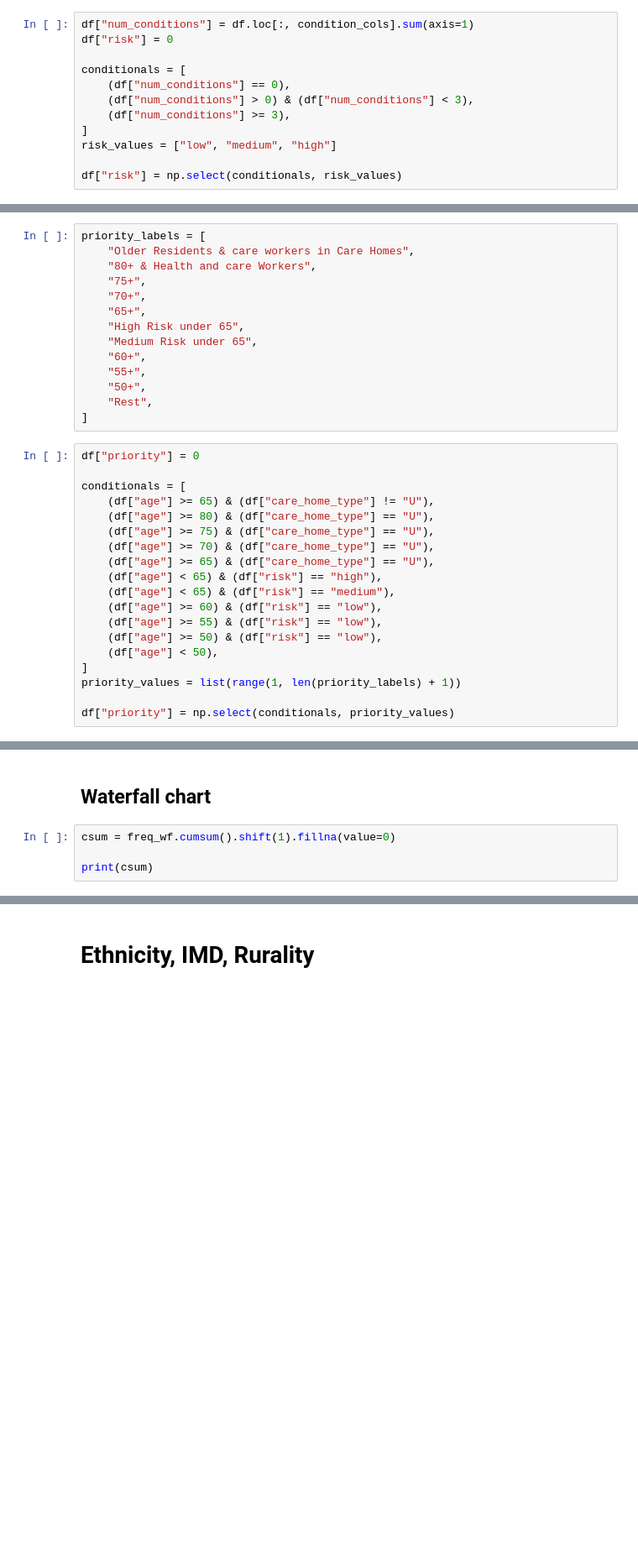
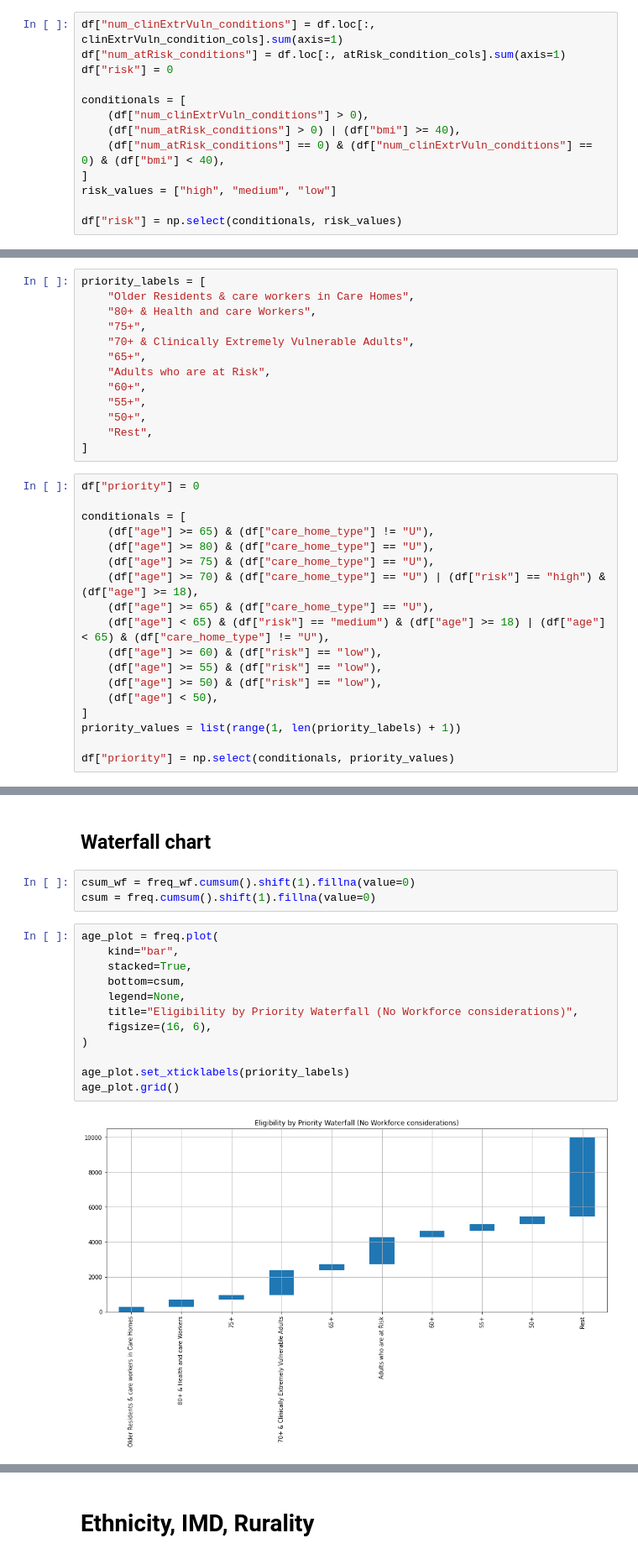
Before and after one commit to opensafely/vaccine-eligibility, a Jupyter notebook: analysis/Study_Analysis.ipynb, the cells around one changed output, grey strips where cells are left out. Shown at 84% size. Cells and saved outputs as stored; diff of their text form; blank space fills up the shorter version.

```diff
--- a/analysis/Study_Analysis.ipynb
+++ b/analysis/Study_Analysis.ipynb
@@ -108,13 +142,14 @@ Set High and Medium Risk Flags based on conditions.
 # %%
-df["num_conditions"] = df.loc[:, condition_cols].sum(axis=1)
+df["num_clinExtrVuln_conditions"] = df.loc[:, clinExtrVuln_condition_cols].sum(axis=1)
+df["num_atRisk_conditions"] = df.loc[:, atRisk_condition_cols].sum(axis=1)
 df["risk"] = 0
 
 conditionals = [
-    (df["num_conditions"] == 0),
-    (df["num_conditions"] > 0) & (df["num_conditions"] < 3),
-    (df["num_conditions"] >= 3),
+    (df["num_clinExtrVuln_conditions"] > 0),
+    (df["num_atRisk_conditions"] > 0) | (df["bmi"] >= 40),
+    (df["num_atRisk_conditions"] == 0) & (df["num_clinExtrVuln_conditions"] == 0) & (df["bmi"] < 40),
 ]
-risk_values = ["low", "medium", "high"]
+risk_values = ["high", "medium", "low"]
 
 df["risk"] = np.select(conditionals, risk_values)
 # %% [markdown]
@@ -124,10 +159,9 @@ priority_labels = [
     "Older Residents & care workers in Care Homes",
     "80+ & Health and care Workers",
     "75+",
-    "70+",
+    "70+ & Clinically Extremely Vulnerable Adults",
     "65+",
-    "High Risk under 65",
-    "Medium Risk under 65",
+    "Adults who are at Risk",
     "60+",
     "55+",
     "50+",
@@ -140,10 +174,9 @@ conditionals = [
     (df["age"] >= 65) & (df["care_home_type"] != "U"),
     (df["age"] >= 80) & (df["care_home_type"] == "U"),
     (df["age"] >= 75) & (df["care_home_type"] == "U"),
-    (df["age"] >= 70) & (df["care_home_type"] == "U"),
+    (df["age"] >= 70) & (df["care_home_type"] == "U") | (df["risk"] == "high") & (df["age"] >= 18),
     (df["age"] >= 65) & (df["care_home_type"] == "U"),
-    (df["age"] < 65) & (df["risk"] == "high"),
-    (df["age"] < 65) & (df["risk"] == "medium"),
+    (df["age"] < 65) & (df["risk"] == "medium") & (df["age"] >= 18) | (df["age"] < 65) & (df["care_home_type"] != "U"),
     (df["age"] >= 60) & (df["risk"] == "low"),
     (df["age"] >= 55) & (df["risk"] == "low"),
     (df["age"] >= 50) & (df["risk"] == "low"),
@@ -270,9 +329,22 @@ print(sum(freq_wf))
 # %% [markdown]
 ## Waterfall chart
 # %%
-csum = freq_wf.cumsum().shift(1).fillna(value=0)
-
-print(csum)
+csum_wf = freq_wf.cumsum().shift(1).fillna(value=0)
+csum = freq.cumsum().shift(1).fillna(value=0)
+# %%
+age_plot = freq.plot(
+    kind="bar",
+    stacked=True,
+    bottom=csum,
+    legend=None,
+    title="Eligibility by Priority Waterfall (No Workforce considerations)",
+    figsize=(16, 6),
+)
+
+age_plot.set_xticklabels(priority_labels)
+age_plot.grid()
+# %% [output]
+[figure, added]
 # %%
 wf_plot = freq_wf.plot(
     kind="bar",
```
Also changed, not shown: parts of 11 cells of this notebook, 3 other files.
